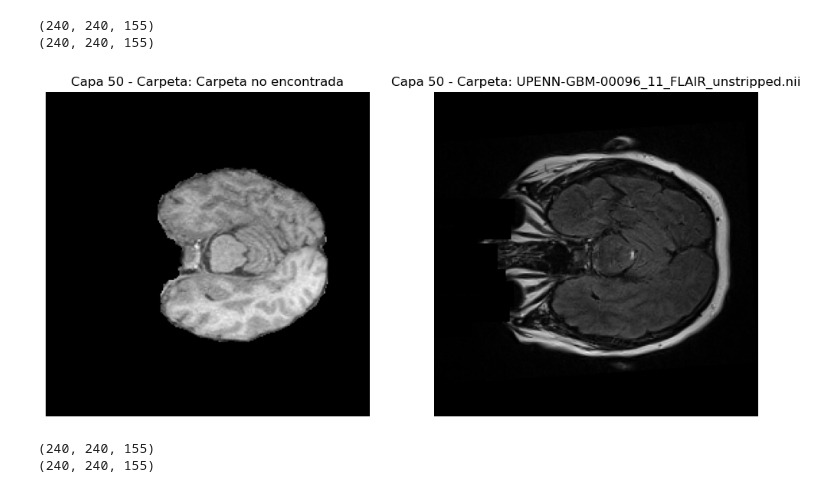
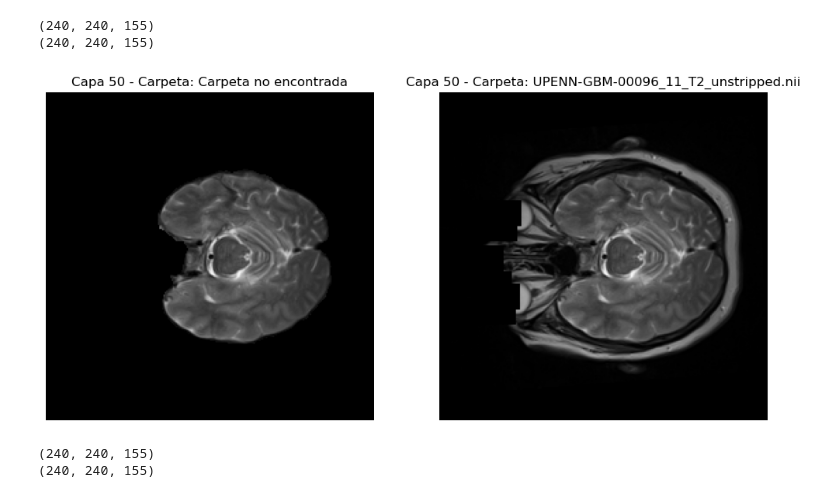
Before and after one commit to JPDevOpti/IA_AutomaticTumorSegmentationModel, a Jupyter notebook: pre_processing/test.ipynb, the cells around one changed output. Cells and saved outputs as stored; diff of their text form; code cells hidden in the pictures.

Commit message:
fix :adhesive_bandage: using t2 images instead

```diff
--- a/pre_processing/test.ipynb
+++ b/pre_processing/test.ipynb
@@ -62,17 +62,17 @@ print(imagen2.shape)
 # %%
 # Rutas de los archivos .nii
 nii_pre_processado = './outputs/brain_extracted.nii'
-nii_no_pre_processado = '../paciente_no_pre_procesado/UPENN-GBM-00096_11_FLAIR_unstripped.nii'
+nii_no_pre_processado = '../paciente_no_pre_procesado/UPENN-GBM-00096_11_T2_unstripped.nii'
 
 # Cargar las imágenes
-imagen1 = load_nii(nii_pre_processado)
-imagen2 = load_nii(nii_no_pre_processado)
+imagen_pre_procesada = load_nii(nii_pre_processado)
+imagen_no_preprocesada = load_nii(nii_no_pre_processado)
 
 # Mostrar las capas específicas en subgráficas
-show_subplots(imagen1.get_fdata(), nii_pre_processado, imagen2.get_fdata(), nii_no_pre_processado, capa=50, indice_carpeta=2)
-print(imagen1.shape)
-print(imagen2.shape)
+show_subplots(imagen_pre_procesada.get_fdata(), nii_pre_processado, imagen_no_preprocesada.get_fdata(), nii_no_pre_processado, capa=50, indice_carpeta=2)
+print(imagen_pre_procesada.shape)
+print(imagen_no_preprocesada.shape)
 # %% [output]
-[figure, old version]
+[figure, new version]
 (240, 240, 155)
 (240, 240, 155)
```
Also changed, not shown: 2 other files.
